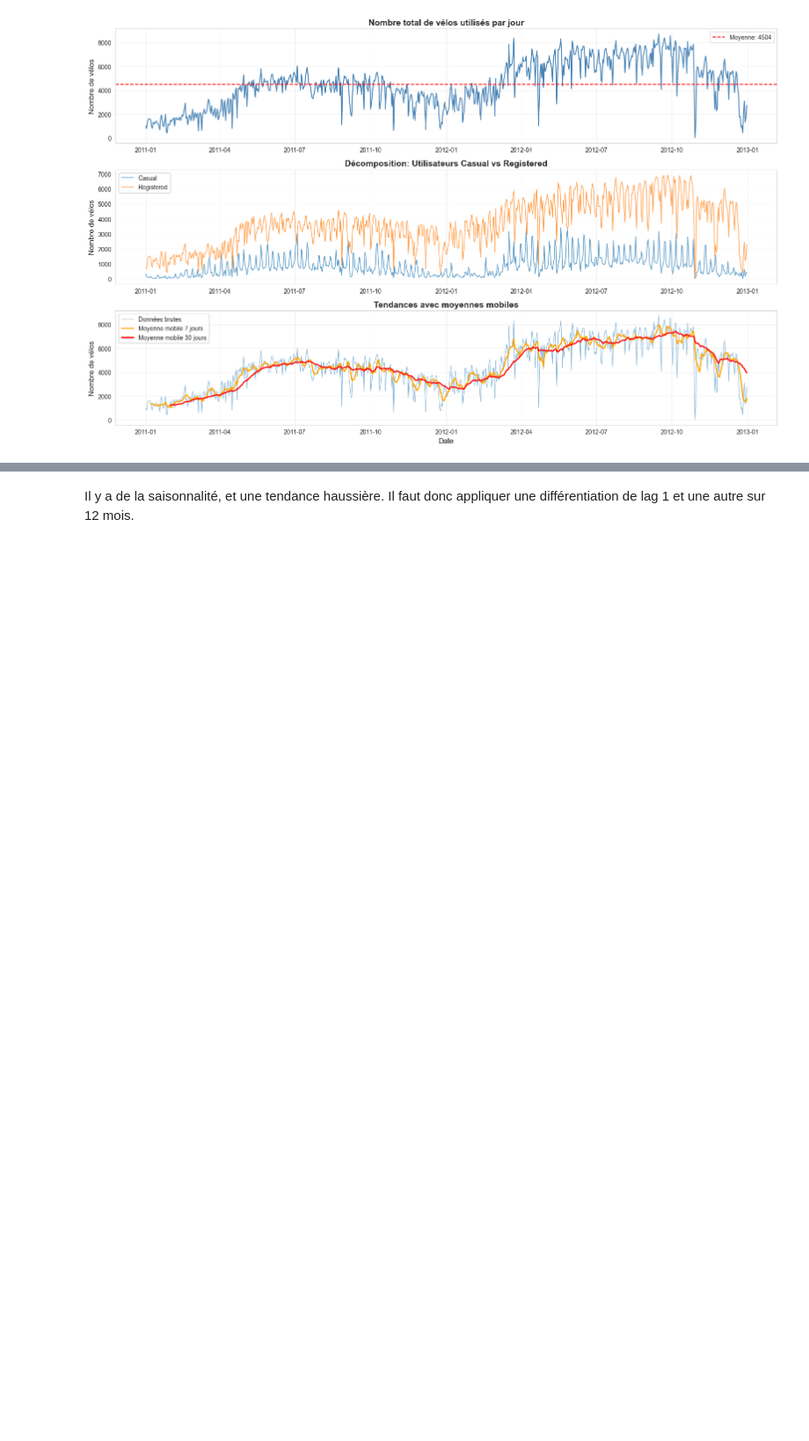
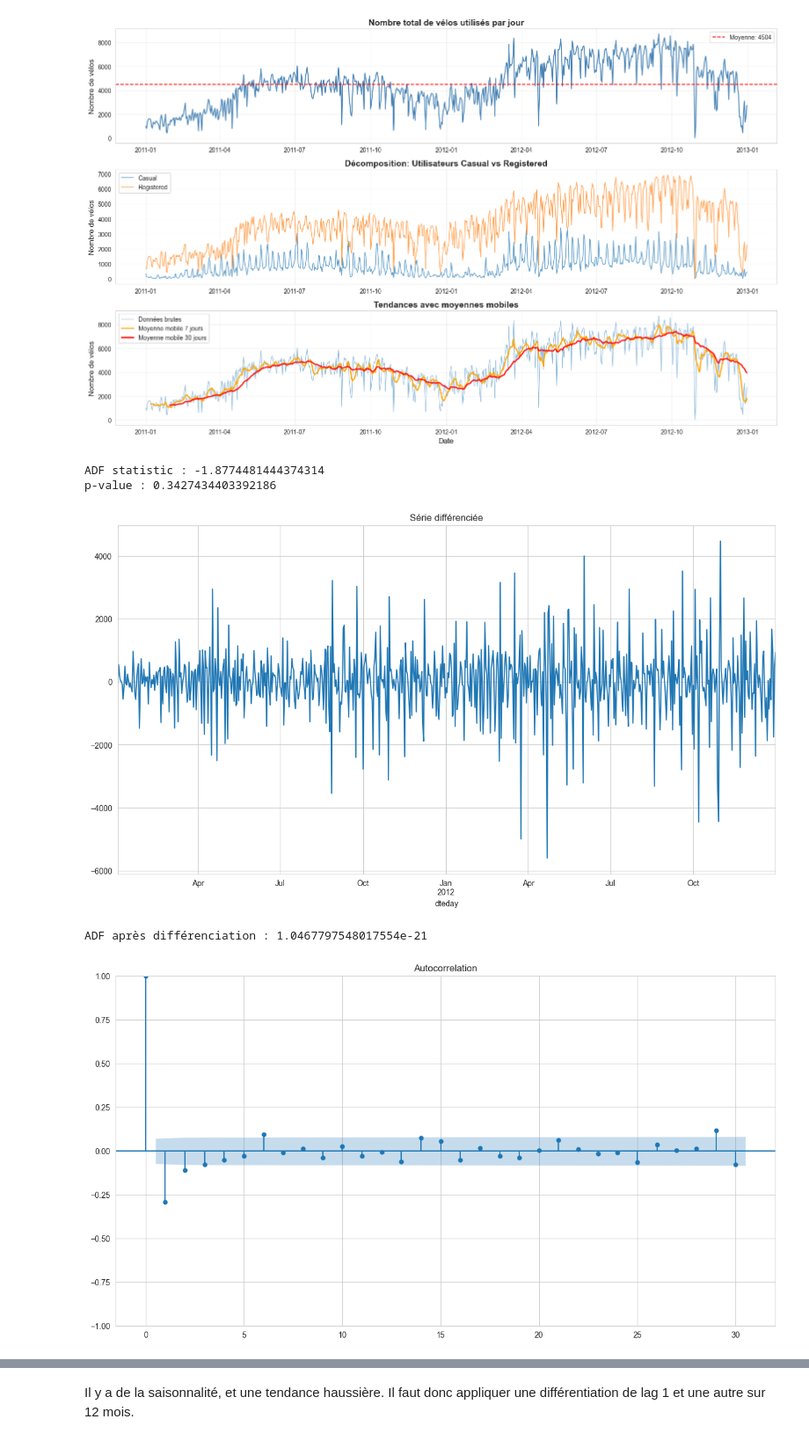
Before and after one commit to enzo-munoz/Mines_data_science, a Jupyter notebook: Neural_network/NN.ipynb, the cells around one changed output, grey strips where cells are left out. Shown at 88% size. Cells and saved outputs as stored; diff of their text form; code cells hidden in the pictures; blank space fills up the shorter version.

```diff
--- a/Neural_network/NN.ipynb
+++ b/Neural_network/NN.ipynb
@@ -2752,0 +2727,21 @@ Name: cnt, dtype: float64
+# %%
+result = adfuller(data["cnt"])
+print(f"ADF statistic : {result[0]}")
+print(f"p-value : {result[1]}")
+
+data["cnt_diff"] = data["cnt"].diff()
+data["cnt_diff"].dropna().plot(title="Série différenciée")
+plt.show()
+
+result = adfuller(data["cnt_diff"].dropna())
+print(f"ADF après différenciation : {result[1]}")
+
+plot_acf(data["cnt_diff"].dropna(), lags=30)
+plot_pacf(data["cnt_diff"].dropna(), lags=30)
+plt.show()
+# %% [output]
+ADF statistic : -1.8774481444374314
+p-value : 0.3427434403392186
+[figure, added]
+ADF après différenciation : 1.0467797548017554e-21
+[figure, added]
```
Also changed, not shown: parts of 71 cells of this notebook, 19 other files.
